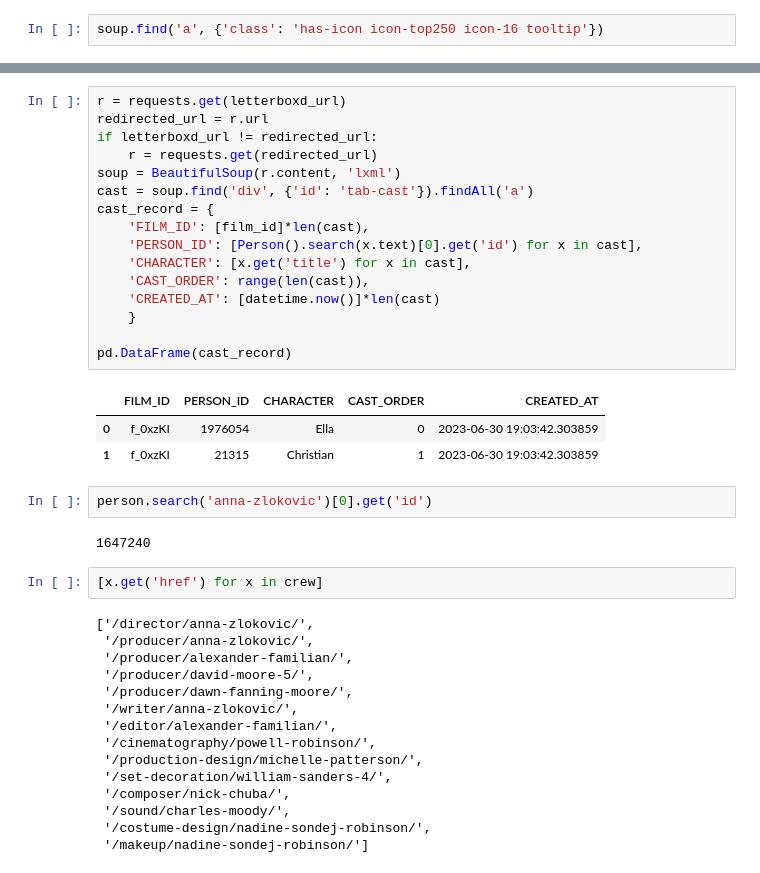
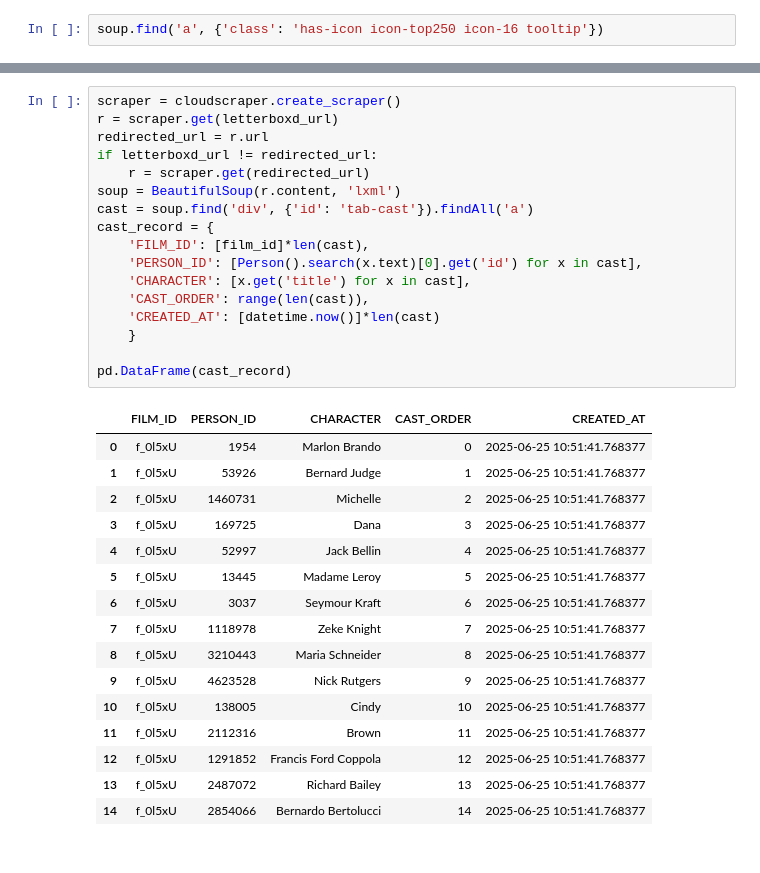
Before and after one commit to TD1138/letterboxd-app, a Jupyter notebook: lib/notebooks/WebScrapingDebugging.ipynb, the cells around one changed output, grey strips where cells are left out. Cells and saved outputs as stored; diff of their text form.

Commit message:
update requests to cloudscraper

```diff
--- a/lib/notebooks/WebScrapingDebugging.ipynb
+++ b/lib/notebooks/WebScrapingDebugging.ipynb
@@ -206,43 +114,36 @@ soup.find('a', {'class': 'has-icon icon-top250 icon-16 tooltip'})
 # %%
-r = requests.get(letterboxd_url)
+scraper = cloudscraper.create_scraper()
+r = scraper.get(letterboxd_url)
 redirected_url = r.url
 if letterboxd_url != redirected_url:
-    r = requests.get(redirected_url)
+    r = scraper.get(redirected_url)
 soup = BeautifulSoup(r.content, 'lxml')
 cast = soup.find('div', {'id': 'tab-cast'}).findAll('a')
 cast_record = {
     'FILM_ID': [film_id]*len(cast),
     'PERSON_ID': [Person().search(x.text)[0].get('id') for x in cast],
     'CHARACTER': [x.get('title') for x in cast],
     'CAST_ORDER': range(len(cast)),
     'CREATED_AT': [datetime.now()]*len(cast)
     }
 
 pd.DataFrame(cast_record)
 # %% [output]
 |  | FILM_ID | PERSON_ID | CHARACTER | CAST_ORDER | CREATED_AT |
-| 0 | f_0xzKI | 1976054 | Ella | 0 | 2023-06-30 19:03:42.303859 |
-| 1 | f_0xzKI | 21315 | Christian | 1 | 2023-06-30 19:03:42.303859 |
+| 0 | f_0l5xU | 1954 | Marlon Brando | 0 | 2025-06-25 10:51:41.768377 |
+| 1 | f_0l5xU | 53926 | Bernard Judge | 1 | 2025-06-25 10:51:41.768377 |
+| 2 | f_0l5xU | 1460731 | Michelle | 2 | 2025-06-25 10:51:41.768377 |
+| 3 | f_0l5xU | 169725 | Dana | 3 | 2025-06-25 10:51:41.768377 |
+| 4 | f_0l5xU | 52997 | Jack Bellin | 4 | 2025-06-25 10:51:41.768377 |
+| 5 | f_0l5xU | 13445 | Madame Leroy | 5 | 2025-06-25 10:51:41.768377 |
+| 6 | f_0l5xU | 3037 | Seymour Kraft | 6 | 2025-06-25 10:51:41.768377 |
+| 7 | f_0l5xU | 1118978 | Zeke Knight | 7 | 2025-06-25 10:51:41.768377 |
+| 8 | f_0l5xU | 3210443 | Maria Schneider | 8 | 2025-06-25 10:51:41.768377 |
+| 9 | f_0l5xU | 4623528 | Nick Rutgers | 9 | 2025-06-25 10:51:41.768377 |
+| 10 | f_0l5xU | 138005 | Cindy | 10 | 2025-06-25 10:51:41.768377 |
+| 11 | f_0l5xU | 2112316 | Brown | 11 | 2025-06-25 10:51:41.768377 |
+| 12 | f_0l5xU | 1291852 | Francis Ford Coppola | 12 | 2025-06-25 10:51:41.768377 |
+| 13 | f_0l5xU | 2487072 | Richard Bailey | 13 | 2025-06-25 10:51:41.768377 |
+| 14 | f_0l5xU | 2854066 | Bernardo Bertolucci | 14 | 2025-06-25 10:51:41.768377 |
-# %%
-person.search('anna-zlokovic')[0].get('id')
-# %% [output]
-1647240
-# %%
-[x.get('href') for x in crew]
-# %% [output]
-['/director/anna-zlokovic/',
- '/producer/anna-zlokovic/',
- '/producer/alexander-familian/',
- '/producer/david-moore-5/',
- '/producer/dawn-fanning-moore/',
- '/writer/anna-zlokovic/',
- '/editor/alexander-familian/',
- '/cinematography/powell-robinson/',
- '/production-design/michelle-patterson/',
- '/set-decoration/william-sanders-4/',
- '/composer/nick-chuba/',
- '/sound/charles-moody/',
- '/costume-design/nadine-sondej-robinson/',
- '/makeup/nadine-sondej-robinson/']
 # %%
 crew = soup.find('div', {'id': 'tab-crew'}).findAll('a')
```
Also changed, not shown: parts of 28 cells of this notebook, 3 other files.
